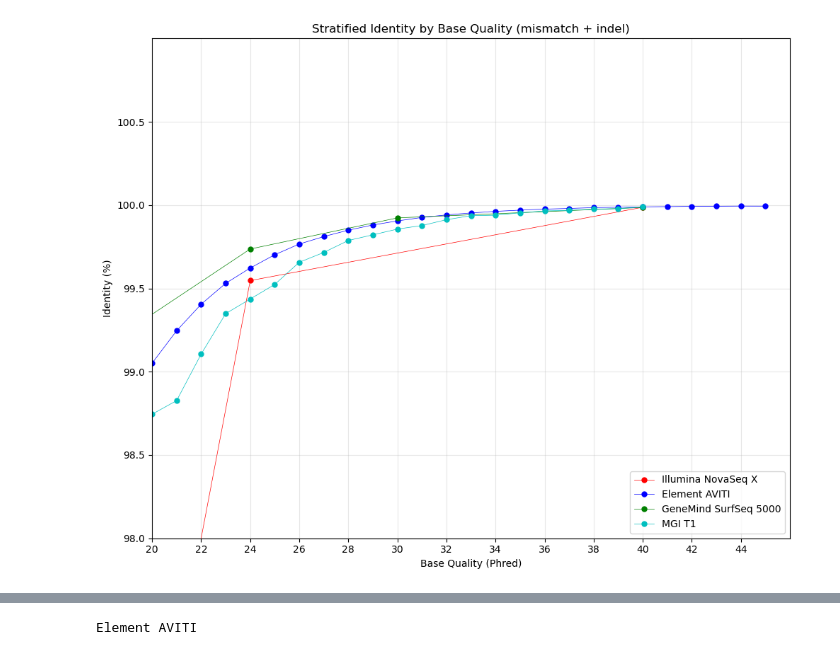
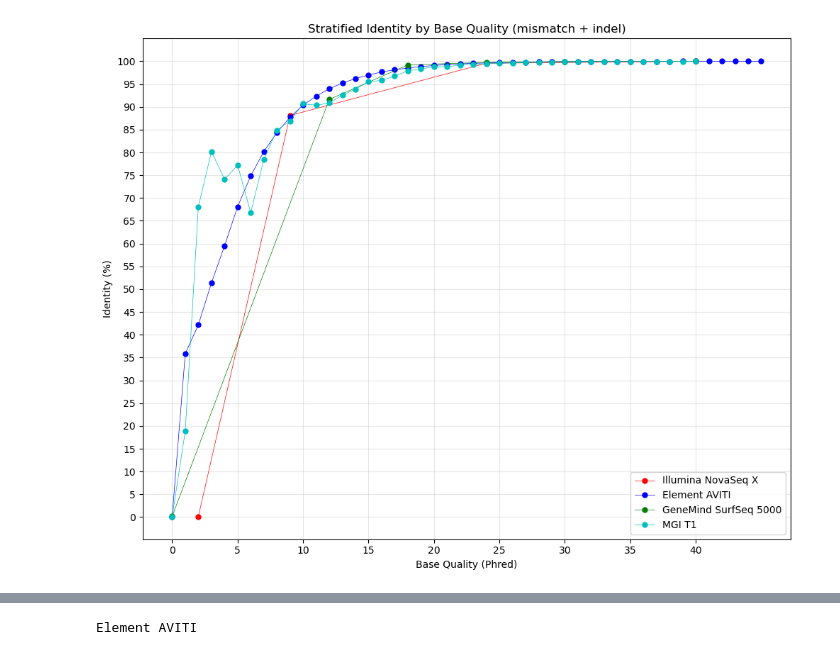
Before and after one commit to LucaBertoli/SnakeMake_Sequencing_Identity, a Jupyter notebook: scripts/plot_identity_BQ_stratifiction.ipynb, the cells around one changed output, grey strips where cells are left out. Drawn from its saved outputs; the diff is of its cells as text; code cells hidden in the pictures.

```diff
--- a/scripts/plot_identity_BQ_stratifiction.ipynb
+++ b/scripts/plot_identity_BQ_stratifiction.ipynb
@@ -19,53 +19,59 @@ colori_matplotlib = [
 ]
 # %%
 #plot_identity_BQ_stratification.py
+#### FILTRAGGIO VARIANTI GIAB
+# tsv_ILM = "/home/comparazione_kit/calcolo_identità_sequenze_Sequenziatori/ILLUMINA_NovaSeqX_WGS/NA12878_KAPA/IDENTITY_NA12878_NovaSeqX_KAPA_GIAB_basequal_strat.tsv.gz.stats"
+# tsv_ELM = "/home/comparazione_kit/calcolo_identità_sequenze_Sequenziatori/Element_WGS/RUN_4/IDENTITY_NA12878_Element_run4_GIAB_basequal_strat.tsv.gz.stats"
+# # tsv_GM = "/home/comparazione_kit/calcolo_identità_sequenze_Sequenziatori/GeneMind_WGS/V1/IDENTITY_NA12878_GeneMind_GIAB_basequal_strat.tsv.gz.stats"
+# tsv_GM = "/home/comparazione_kit/calcolo_identità_sequenze_Sequenziatori/GeneMind_WGS/V2/SnakeMake_Sequencing_Identity/NA12878_KAPA/IDENTITY_NA12878_KAPA_base_quality_stratification.tsv.gz.stats"
+# # tsv_MGI = "/home/comparazione_kit/calcolo_identità_sequenze_Sequenziatori/MGI/G400/SnakeMake_Sequencing_Identity_results/NA12878_KAPA/IDENTITY_NA12878_KAPA_base_quality_stratification.tsv.gz.stats"
+# tsv_MGI = "/home/comparazione_kit/calcolo_identità_sequenze_Sequenziatori/MGI/T1/SnakeMake_Sequencing_Identity_results/NA12878_KAPA/IDENTITY_NA12878_KAPA_base_quality_stratification.tsv.gz.stats"
 
-tsv_ILM = "/home/comparazione_kit/calcolo_identità_sequenze_Sequenziatori/ILLUMINA_NovaSeqX_WGS/NA12878_KAPA/IDENTITY_NA12878_NovaSeqX_KAPA_GIAB_basequal_strat.tsv.gz.stats"
-tsv_ELM = "/home/comparazione_kit/calcolo_identità_sequenze_Sequenziatori/Element_WGS/RUN_4/IDENTITY_NA12878_Element_run4_GIAB_basequal_strat.tsv.gz.stats"
-# tsv_GM = "/home/comparazione_kit/calcolo_identità_sequenze_Sequenziatori/GeneMind_WGS/V1/IDENTITY_NA12878_GeneMind_GIAB_basequal_strat.tsv.gz.stats"
-tsv_GM = "/home/comparazione_kit/calcolo_identità_sequenze_Sequenziatori/GeneMind_WGS/V2/SnakeMake_Sequencing_Identity/NA12878_KAPA/IDENTITY_NA12878_KAPA_base_quality_stratification.tsv.gz.stats"
-# tsv_MGI = "/home/comparazione_kit/calcolo_identità_sequenze_Sequenziatori/MGI/G400/SnakeMake_Sequencing_Identity_results/NA12878_KAPA/IDENTITY_NA12878_KAPA_base_quality_stratification.tsv.gz.stats"
-tsv_MGI = "/home/comparazione_kit/calcolo_identità_sequenze_Sequenziatori/MGI/T1/SnakeMake_Sequencing_Identity_results/NA12878_KAPA/IDENTITY_NA12878_KAPA_base_quality_stratification.tsv.gz.stats"
+#### FILTRAGGIO VARIANTI GATK
+tsv_ILM = "/home/comparazione_kit/calcolo_identità_sequenze_Sequenziatori/ILLUMINA_NovaSeqX_WGS/NA12878_KAPA/SnakeMake_Sequencing_Identity_HCR_common_GATK/NA12878_KAPA/IDENTITY_NA12878_KAPA_base_quality_stratification.tsv.gz"
+tsv_ELM = "/home/comparazione_kit/calcolo_identità_sequenze_Sequenziatori/Element_WGS/RUN_4/SnakeMake_Sequencing_Identity_HCR_common_GATK/NA12878_KAPA/IDENTITY_NA12878_KAPA_base_quality_stratification.tsv.gz"
+tsv_GM = "/home/comparazione_kit/calcolo_identità_sequenze_Sequenziatori/GeneMind_WGS/V2/SnakeMake_Sequencing_Identity_HCR_common_GATK/NA12878_KAPA/IDENTITY_NA12878_KAPA_base_quality_stratification.tsv.gz"
+tsv_MGI = "/home/comparazione_kit/calcolo_identità_sequenze_Sequenziatori/MGI/T1/SnakeMake_Sequencing_Identity_HCR_common_GATK/NA12878_KAPA/IDENTITY_NA12878_KAPA_base_quality_stratification.tsv.gz"
 
 tsv_list = [tsv_ILM, tsv_ELM, tsv_GM, tsv_MGI]
 
 label=["Illumina NovaSeq X", "Element AVITI", "GeneMind SurfSeq 5000", "MGI T1"]
 
 fig, ax = plt.subplots(figsize=(10, 8))
 for i in range(0, len(tsv_list)):
     dir = tsv_list[i]
 
     df = pd.read_csv(dir, sep="\t")
     df = df.dropna()
     # df["identity_filtered"] = df["identity_filtered"] * 100
-    df["identity_with_ins_filtered"] = df["identity_with_ins_filtered"] * 100
+    df["Identity_with_ins_filtered"] = df["Identity_with_ins_filtered"] * 100
 
     color = colori_matplotlib[(i) % len(colori_matplotlib)]
     # ax.plot(df['BaseQuality'], df['identity_filtered'], marker='o', color=color, label=label[i], linewidth=0.5, markersize=5)
-    ax.plot(df['BaseQuality'], df['identity_with_ins_filtered'], marker='o', color=color, label=label[i], linewidth=0.5, markersize=5)
+    ax.plot(df['BaseQuality'], df['Identity_with_ins_filtered'], marker='o', color=color, label=label[i], linewidth=0.5, markersize=5)
 
 ax.set_title('Stratified Identity by Base Quality (mismatch + indel)')
 ax.set_xlabel('Base Quality (Phred)')
 ax.set_ylabel('Identity (%)')
 
 ax.set_xticks(np.arange(0, max(df['BaseQuality']) + 1, 5))
 
+#y and x lim
+ax.set_yticks(np.arange(0, 105, 5))
+ax.set_xticks(np.arange(0, 45, 5))
+
 # #y and x lim
-# ax.set_yticks(np.arange(0, 105, 5))
-# ax.set_xticks(np.arange(0, 45, 5))
-
-#y and x lim
-ax.set_yticks(np.arange(98, 101, 0.5))
-ax.set_xticks(np.arange(20, 45, 2))
-ax.set_ylim(98, 101)
-ax.set_xlim(20, 46)
+# ax.set_yticks(np.arange(98, 101, 0.5))
+# ax.set_xticks(np.arange(20, 45, 2))
+# ax.set_ylim(98, 101)
+# ax.set_xlim(20, 46)
 
 
 ax.grid(alpha=0.3)
 ax.legend(loc="lower right")
 plt.tight_layout()
 # %% [output]
-[figure, old version]
+[figure, new version]
 # %%
 #plot_identity_BQ_stratifiction_Q_seq_to_real_Q.py
 
```
Also changed, not shown: parts of 4 cells of this notebook, 5 other files.
